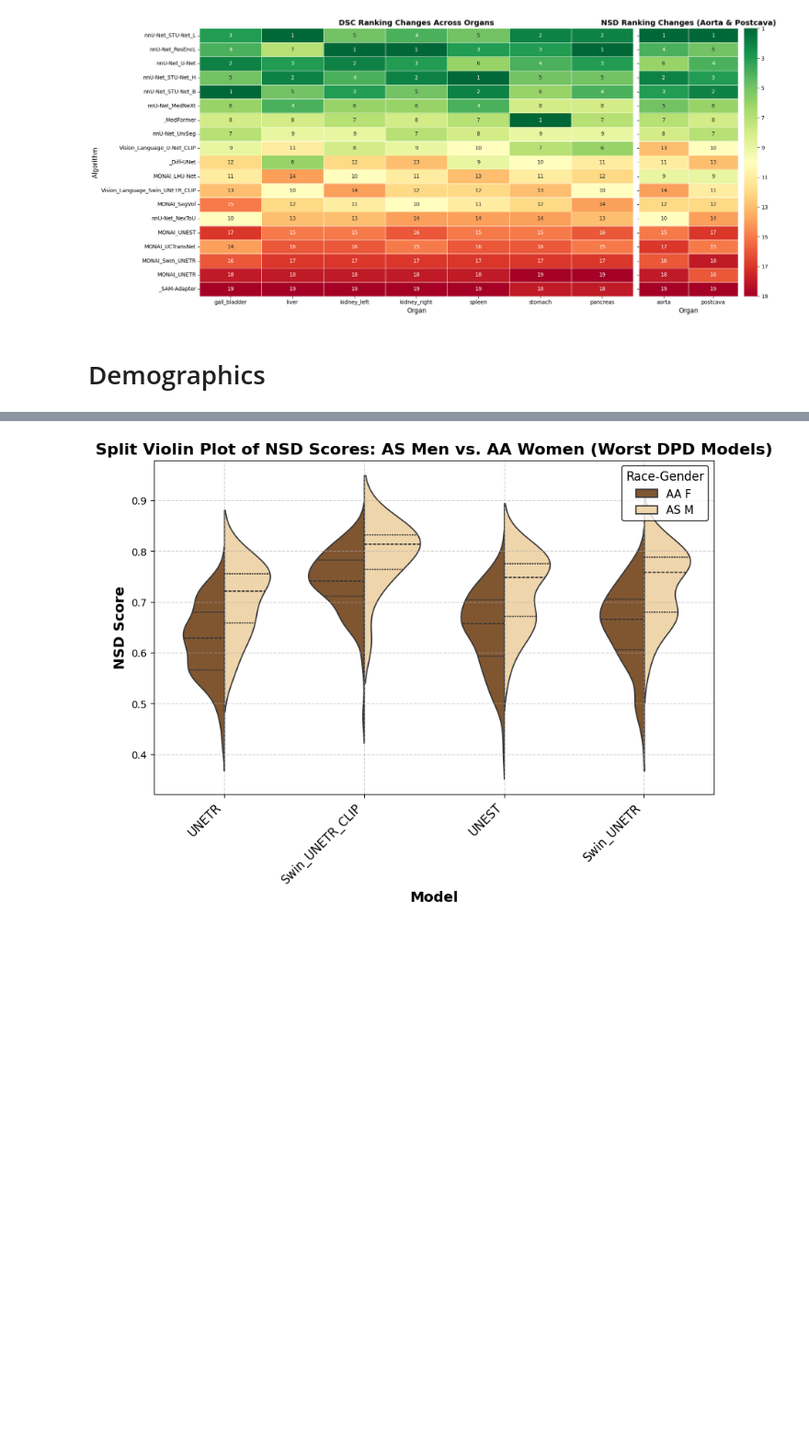
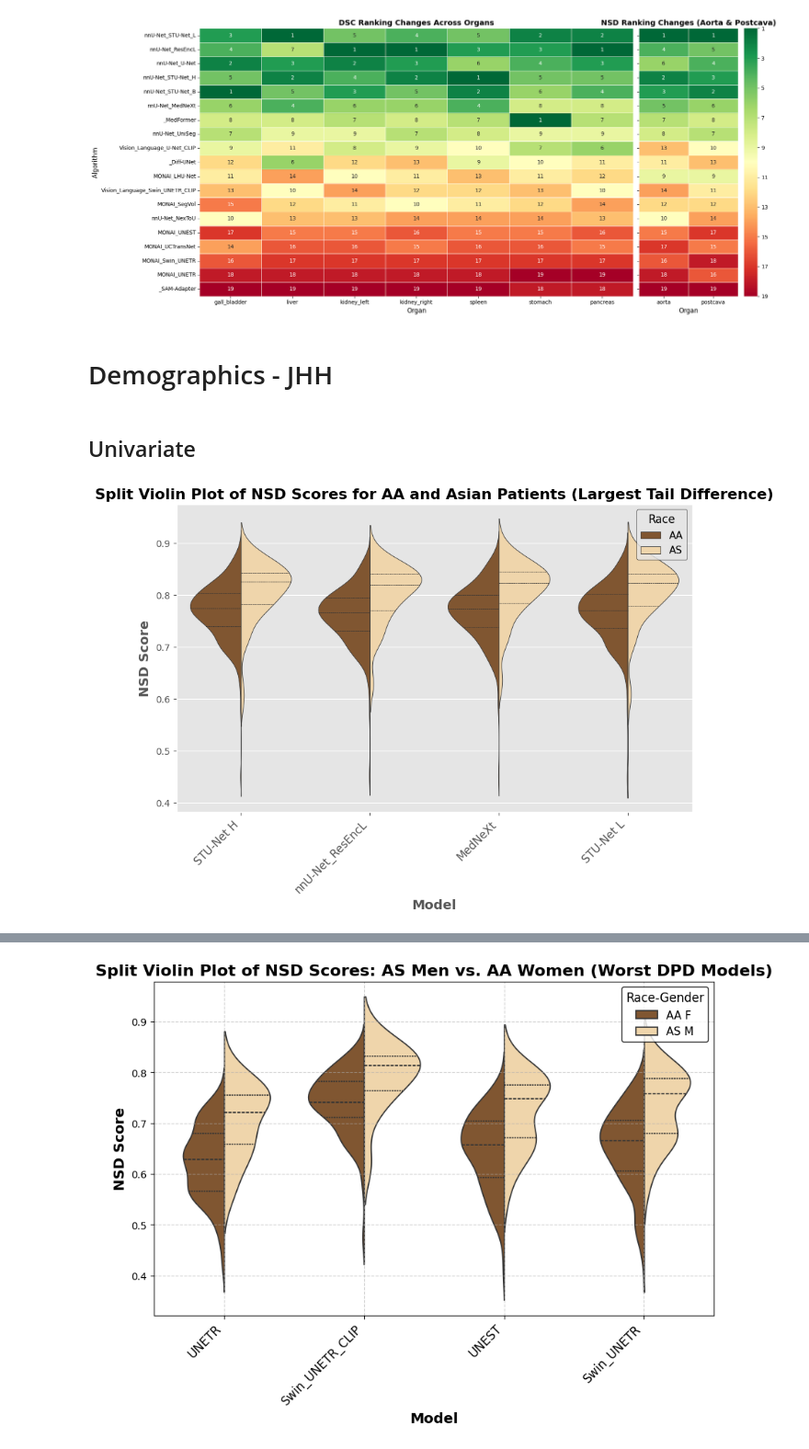
Before and after one commit to ariellubonja/RankInsight, a Jupyter notebook: python_eda.ipynb, the cells around one changed output, grey strips where cells are left out. Shown at 92% size. Cells and saved outputs as stored; diff of their text form; code cells hidden in the pictures; blank space fills up the shorter version.

Commit message:
Long-tail based univariate

```diff
--- a/python_eda.ipynb
+++ b/python_eda.ipynb
@@ -788,4 +788,74 @@ plt.show()
 # %% [output]
 [figure]
 # %% [markdown]
-# Demographics
+# Demographics - JHH
+# %%
+main_folder_path = "/Users/ariellubonja/prog/alans_lab/miccai_2025/Touchstone/totalsegmentator_results/final_14dec2024_results/jhh_results - table 2 in paper"
+# %% [markdown]
+## Univariate
+# %%
+import zipfile
+import os
+import pandas as pd
+import matplotlib.pyplot as plt
+import seaborn as sns
+
+
+# Load metadata
+metadata_file_path = os.path.join(main_folder_path, "jhh_metadata - for version 20.csv")
+df_metadata = pd.read_csv(metadata_file_path)
+
+# Load NSD.csv files
+model_folders = [f for f in os.listdir(main_folder_path) if os.path.isdir(os.path.join(main_folder_path, f))]
+nsd_data = {}
+
+for model in model_folders:
+    nsd_file_path = os.path.join(main_folder_path, model, 'nsd.csv')
+    if os.path.exists(nsd_file_path):
+        df_nsd = pd.read_csv(nsd_file_path)
+        df_nsd['Model'] = model  # Add model name
+        nsd_data[model] = df_nsd
+
+# Combine NSD data
+df_nsd_all = pd.concat(nsd_data.values(), ignore_index=True)
+
+# Compute mean NSD per patient across all organs
+df_nsd_all['mean_nsd'] = df_nsd_all.drop(columns=['name', 'Model']).mean(axis=1)
+
+# Merge NSD with metadata
+df_metadata_subset = df_metadata[['name', 'race']]
+df_nsd_full = df_nsd_all[['name', 'Model', 'mean_nsd']].merge(df_metadata_subset, on='name', how='left')
+
+# Filter only AA and Asian patients
+df_nsd_aa_asian = df_nsd_full[df_nsd_full['race'].isin(['AA', 'AS'])]
+
+# Compute tail length (max - min) per model
+def compute_tail_length(df):
+    stats = df.groupby('Model')['mean_nsd'].describe()
+    stats['Tail Length'] = (stats['max'] - stats['75%']) + (stats['25%'] - stats['min'])
+    return stats
+
+tail_stats = compute_tail_length(df_nsd_aa_asian)
+top_models_by_tail = tail_stats.sort_values(by='Tail Length', ascending=False).head(4).index.tolist()
+
+# Filter dataset for selected models
+df_nsd_aa_asian_filtered = df_nsd_aa_asian[df_nsd_aa_asian['Model'].isin(top_models_by_tail)]
+
+# Create the violin plot
+plt.figure(figsize=(10, 6))
+sns.violinplot(x='Model', y='mean_nsd', hue='race', data=df_nsd_aa_asian_filtered, split=True, inner='quartile',
+               palette={"AA": "#8D5524", "AS": "#FAD7A0"})  # Skin-tone-inspired colors
+
+# Formatting
+plt.xticks(rotation=45, ha='right', fontsize=12)
+plt.xlabel('Model', fontsize=14, fontweight='bold')
+plt.ylabel('NSD Score', fontsize=14, fontweight='bold')
+plt.title('Split Violin Plot of NSD Scores for AA and Asian Patients (Largest Tail Difference)', fontsize=16, fontweight='bold')
+
+# Adjust legend
+plt.legend(title="Race", title_fontsize=12, fontsize=11, loc='upper right', frameon=True, edgecolor='black')
+
+# Show the plot
+plt.show()
+# %% [output]
+[figure, added]
```
Also changed, not shown: parts of 5 cells of this notebook.
